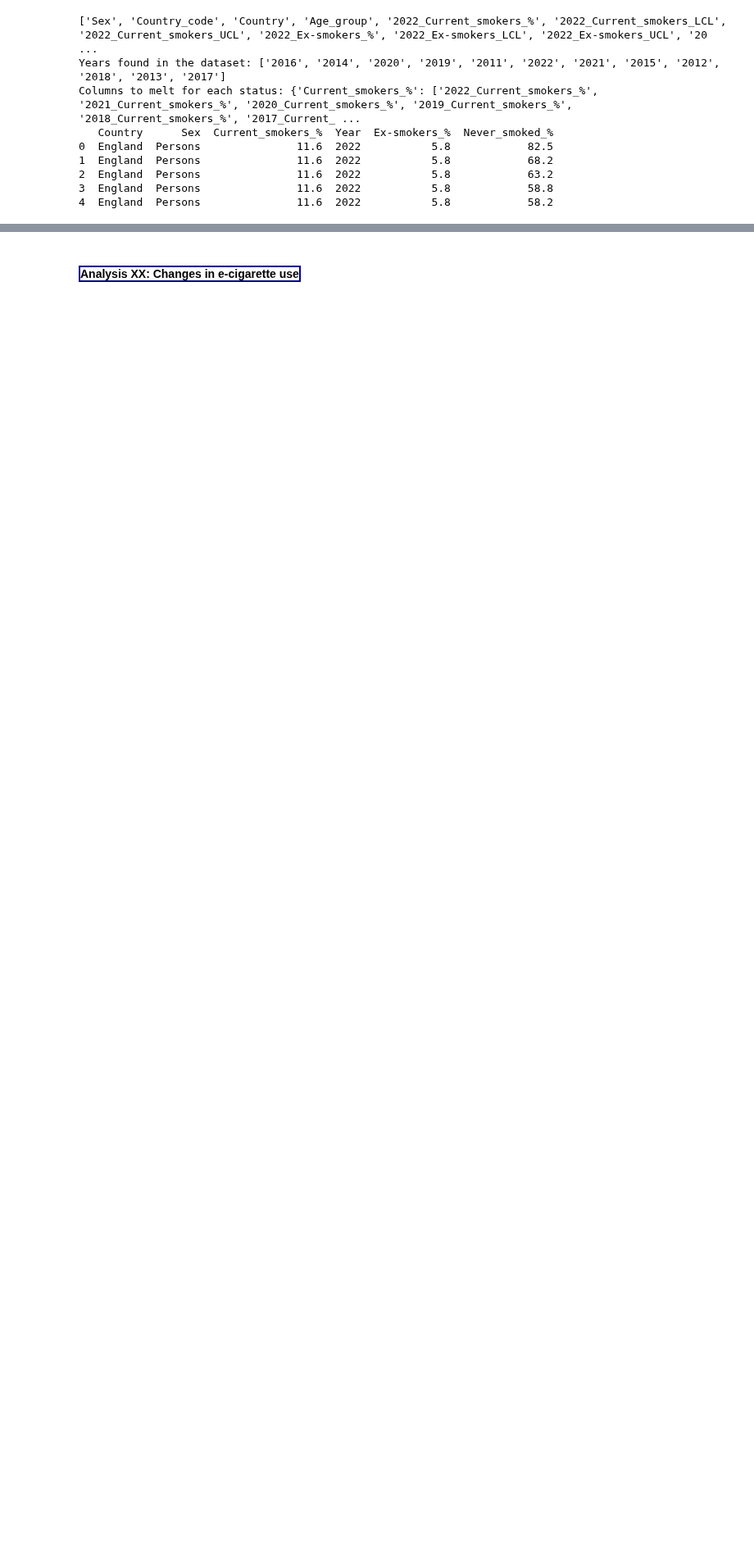
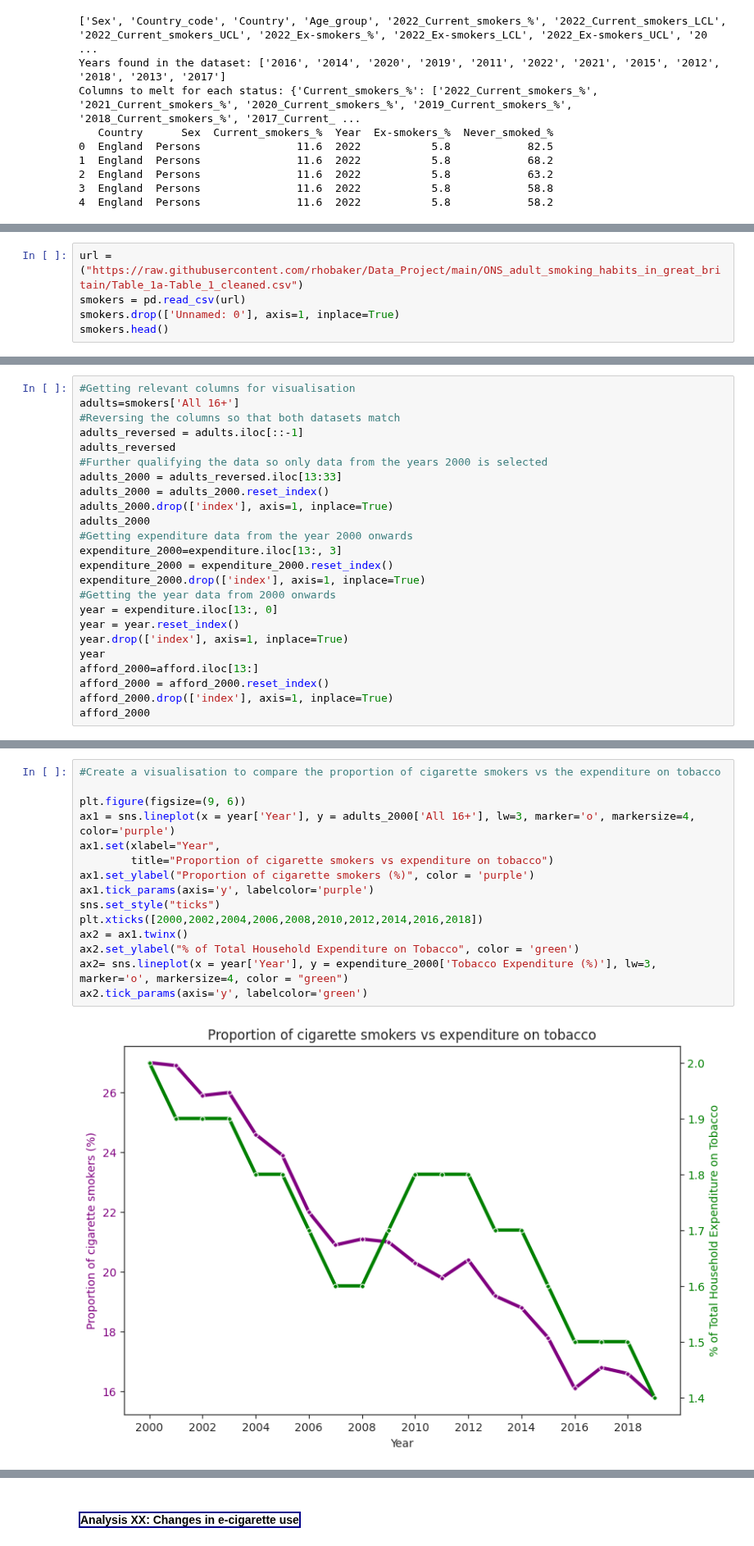
Before and after one commit to rhobaker/Data_Project, a Jupyter notebook: Main_Jupyter_workbook.ipynb, the cells around one changed output, grey strips where cells are left out. Shown at 82% size. Cells and saved outputs as stored; diff of their text form; blank space fills up the shorter version.

```diff
--- a/Main_Jupyter_workbook.ipynb
+++ b/Main_Jupyter_workbook.ipynb
@@ -549,0 +638,5 @@ for category, title in zip(smoking_categories, titles):
+# %%
+url = ("https://raw.githubusercontent.com/rhobaker/Data_Project/main/ONS_adult_smoking_habits_in_great_britain/Table_1a-Table_1_cleaned.csv")
+smokers = pd.read_csv(url)
+smokers.drop(['Unnamed: 0'], axis=1, inplace=True)
+smokers.head()
@@ -549,0 +650,24 @@ for category, title in zip(smoking_categories, titles):
+# %%
+#Getting relevant columns for visualisation
+adults=smokers['All 16+']
+#Reversing the columns so that both datasets match
+adults_reversed = adults.iloc[::-1]
+adults_reversed
+#Further qualifying the data so only data from the years 2000 is selected
+adults_2000 = adults_reversed.iloc[13:33]
+adults_2000 = adults_2000.reset_index()
+adults_2000.drop(['index'], axis=1, inplace=True)
+adults_2000
+#Getting expenditure data from the year 2000 onwards
+expenditure_2000=expenditure.iloc[13:, 3]
+expenditure_2000 = expenditure_2000.reset_index()
+expenditure_2000.drop(['index'], axis=1, inplace=True)
+#Getting the year data from 2000 onwards
+year = expenditure.iloc[13:, 0]
+year = year.reset_index()
+year.drop(['index'], axis=1, inplace=True)
+year
+afford_2000=afford.iloc[13:]
+afford_2000 = afford_2000.reset_index()
+afford_2000.drop(['index'], axis=1, inplace=True)
+afford_2000
@@ -549,0 +692,17 @@ for category, title in zip(smoking_categories, titles):
+# %%
+#Create a visualisation to compare the proportion of cigarette smokers vs the expenditure on tobacco
+
+plt.figure(figsize=(9, 6))
+ax1 = sns.lineplot(x = year['Year'], y = adults_2000['All 16+'], lw=3, marker='o', markersize=4, color='purple')
+ax1.set(xlabel="Year",
+        title="Proportion of cigarette smokers vs expenditure on tobacco")
+ax1.set_ylabel("Proportion of cigarette smokers (%)", color = 'purple')
+ax1.tick_params(axis='y', labelcolor='purple')
+sns.set_style("ticks")
+plt.xticks([2000,2002,2004,2006,2008,2010,2012,2014,2016,2018])
+ax2 = ax1.twinx()
+ax2.set_ylabel("% of Total Household Expenditure on Tobacco", color = 'green')
+ax2= sns.lineplot(x = year['Year'], y = expenditure_2000['Tobacco Expenditure (%)'], lw=3, marker='o', markersize=4, color = "green")
+ax2.tick_params(axis='y', labelcolor='green')
+# %% [output]
+[figure, added]
```
Also changed, not shown: parts of 37 cells of this notebook.
